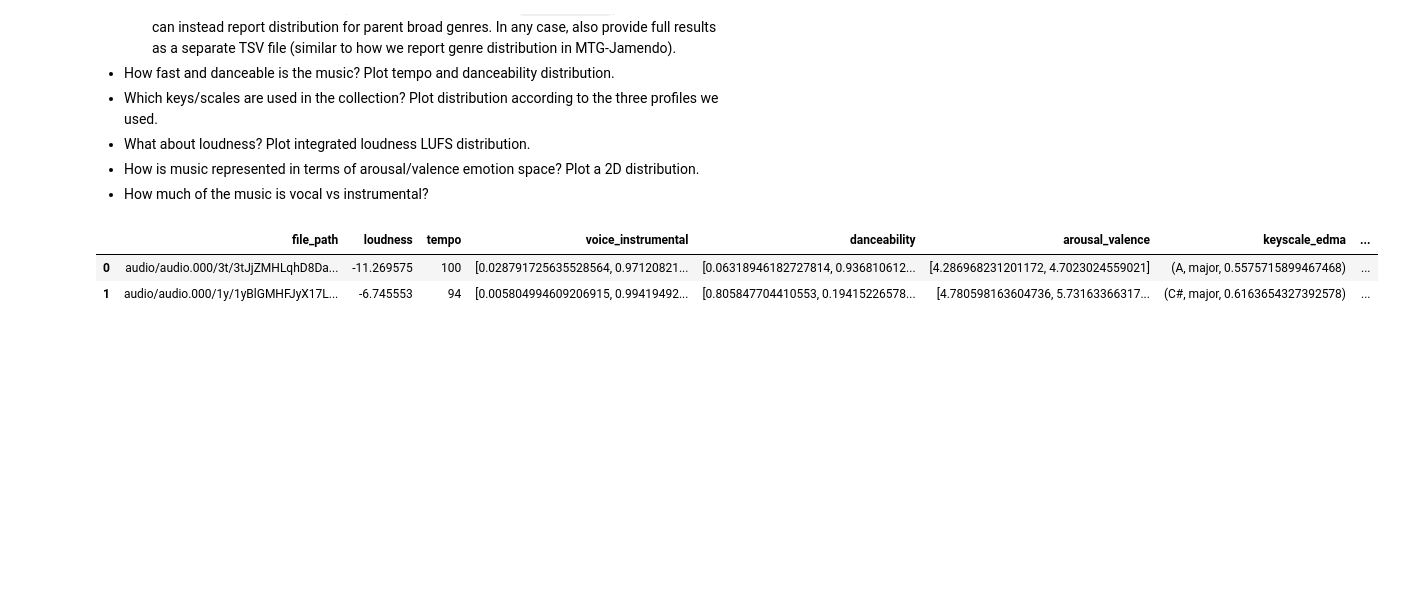
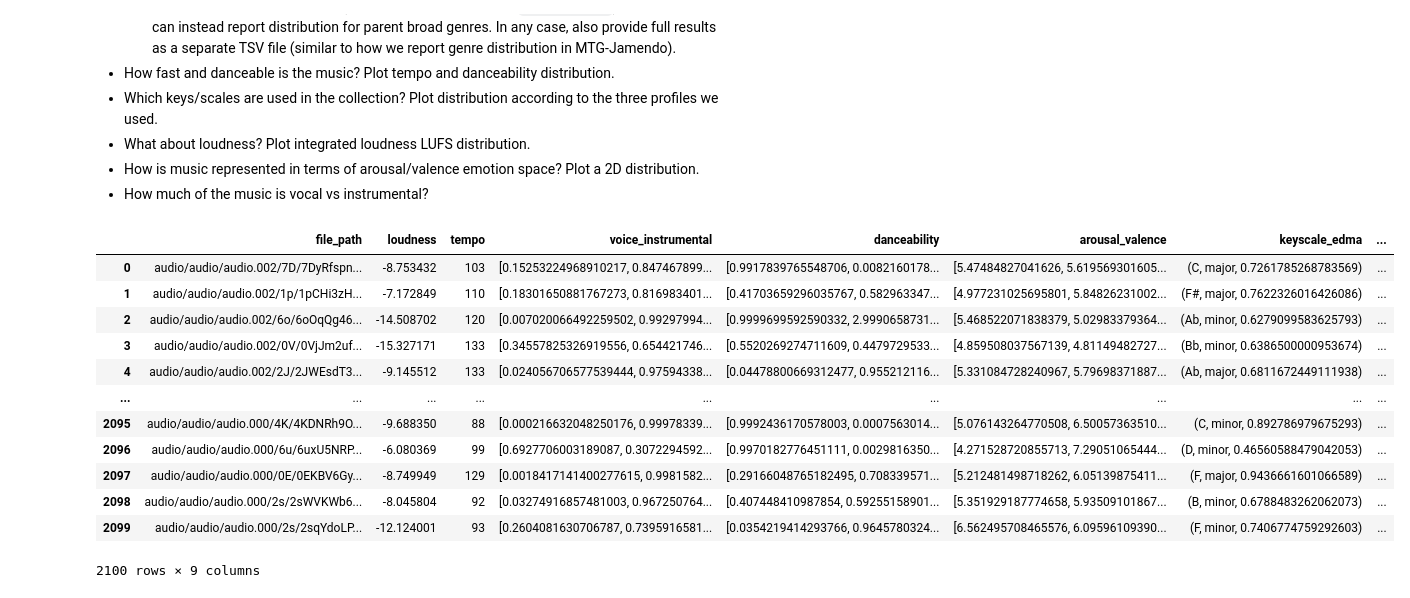
Before and after one commit to Masetto96/music-collection-analyzer, a Jupyter notebook: statistics.ipynb, the cells around one changed output. Saved outputs shown, nothing was run; the diff lists cells and outputs as text; code cells hidden in the pictures; blank space fills up the shorter version.

```diff
--- a/statistics.ipynb
+++ b/statistics.ipynb
@@ -10,26 +10,37 @@
 # %%
 import pandas as pd
 import pickle
 
 DESCRIPTORS_PATH = "descriptors"
 
 # Step 1: Read the pickle file
-pickle_file_path = 'descriptors/descriptors.pkl'
+pickle_file_path = 'descriptors/descriptors-but-genre.pkl'
+
 with open(pickle_file_path, 'rb') as f:
     data = pickle.load(f)
 
 # Convert the list of data into a Pandas DataFrame
 df = pd.DataFrame(data, columns=['file_path', 'features'])
 
 # Unpack the dictionary of features
 df_features = pd.json_normalize(df['features'])
 
 # Combine the unpacked features DataFrame with the original DataFrame
 df = pd.concat([df[['file_path']], df_features], axis=1)
 
 # Display the DataFrame
-df.head(5)
+df
 # %% [output]
 |  | file_path | loudness | tempo | voice_instrumental | danceability | arousal_valence | keyscale_edma | ... |
-| 0 | audio/audio.000/3t/3tJjZMHLqhD8Da... | -11.269575 | 100 | [0.028791725635528564, 0.97120821... | [0.06318946182727814, 0.936810612... | [4.286968231201172, 4.7023024559021] | (A, major, 0.5575715899467468) | ... |
-| 1 | audio/audio.000/1y/1yBlGMHFJyX17L... | -6.745553 | 94 | [0.005804994609206915, 0.99419492... | [0.805847704410553, 0.19415226578... | [4.780598163604736, 5.73163366317... | (C#, major, 0.6163654327392578) | ... |
+| 0 | audio/audio/audio.002/7D/7DyRfspn... | -8.753432 | 103 | [0.15253224968910217, 0.847467899... | [0.9917839765548706, 0.0082160178... | [5.47484827041626, 5.619569301605... | (C, major, 0.7261785268783569) | ... |
+| 1 | audio/audio/audio.002/1p/1pCHi3zH... | -7.172849 | 110 | [0.18301650881767273, 0.816983401... | [0.41703659296035767, 0.582963347... | [4.977231025695801, 5.84826231002... | (F#, major, 0.7622326016426086) | ... |
+| 2 | audio/audio/audio.002/6o/6oOqQg46... | -14.508702 | 120 | [0.007020066492259502, 0.99297994... | [0.9999699592590332, 2.9990658731... | [5.468522071838379, 5.02983379364... | (Ab, minor, 0.6279099583625793) | ... |
+| 3 | audio/audio/audio.002/0V/0VjJm2uf... | -15.327171 | 133 | [0.34557825326919556, 0.654421746... | [0.5520269274711609, 0.4479729533... | [4.859508037567139, 4.81149482727... | (Bb, minor, 0.6386500000953674) | ... |
+| 4 | audio/audio/audio.002/2J/2JWEsdT3... | -9.145512 | 133 | [0.024056706577539444, 0.97594338... | [0.04478800669312477, 0.955212116... | [5.331084728240967, 5.79698371887... | (Ab, major, 0.6811672449111938) | ... |
+| ... | ... | ... | ... | ... | ... | ... | ... | ... |
+| 2095 | audio/audio/audio.000/4K/4KDNRh9O... | -9.688350 | 88 | [0.000216632048250176, 0.99978339... | [0.9992436170578003, 0.0007563014... | [5.076143264770508, 6.50057363510... | (C, minor, 0.892786979675293) | ... |
+| 2096 | audio/audio/audio.000/6u/6uxU5NRP... | -6.080369 | 99 | [0.6927706003189087, 0.3072294592... | [0.9970182776451111, 0.0029816350... | [4.271528720855713, 7.29051065444... | (D, minor, 0.46560588479042053) | ... |
+| 2097 | audio/audio/audio.000/0E/0EKBV6Gy... | -8.749949 | 129 | [0.0018417141400277615, 0.9981582... | [0.29166048765182495, 0.708339571... | [5.212481498718262, 6.05139875411... | (F, major, 0.9436661601066589) | ... |
+| 2098 | audio/audio/audio.000/2s/2sWVKWb6... | -8.045804 | 92 | [0.03274916857481003, 0.967250764... | [0.407448410987854, 0.59255158901... | [5.351929187774658, 5.93509101867... | (B, minor, 0.6788483262062073) | ... |
+| 2099 | audio/audio/audio.000/2s/2sqYdoLP... | -12.124001 | 93 | [0.2604081630706787, 0.7395916581... | [0.0354219414293766, 0.9645780324... | [6.562495708465576, 6.09596109390... | (F, minor, 0.7406774759292603) | ... |
+2100 rows × 9 columns
```
Also changed, not shown: parts of 1 cell of this notebook, 2 other files.
